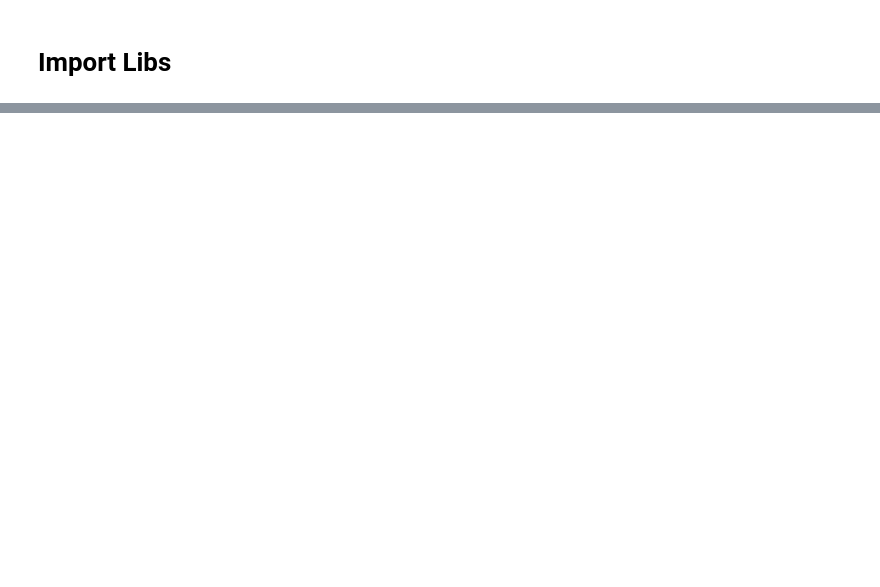
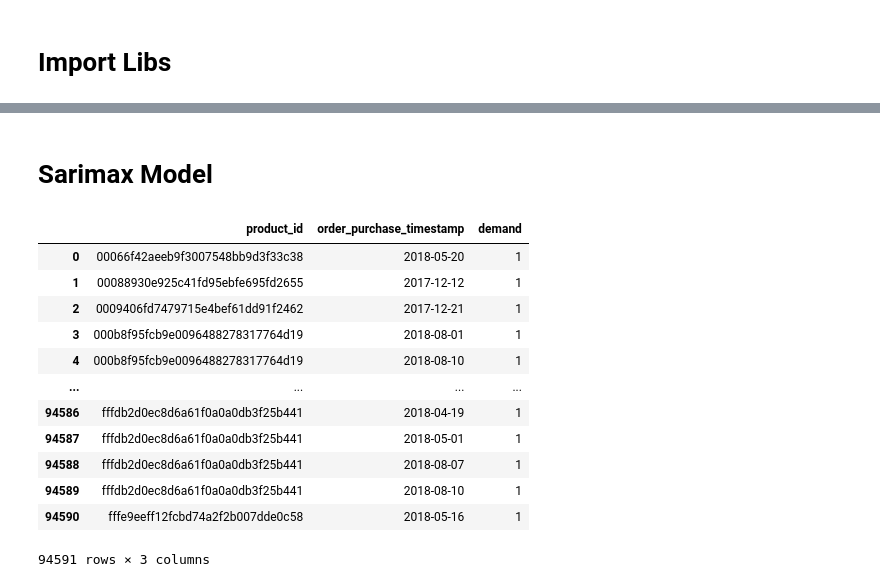
Before and after one commit to senolcemhan98/SMART-IT-Business, a Jupyter notebook: Task-1.ipynb, the cells around one changed output, grey strips where cells are left out. Cells and saved outputs as stored; diff of their text form; code cells hidden in the pictures; blank space fills up the shorter version.

```diff
--- a/Task-1.ipynb
+++ b/Task-1.ipynb
@@ -25,0 +236,37 @@ orders['order_purchase_timestamp'].min(), orders['order_purchase_timestamp'].max
+# %% [markdown]
+# Sarimax Model
+# %%
+import pandas as pd
+from prophet import Prophet
+
+# Step 1: Load data
+orders = pd.read_csv('./S_Data/orders.csv')
+order_items = pd.read_csv('./S_Data/order_items.csv')
+
+# Step 2: Merge relevant columns
+merged_df = pd.merge(orders[['order_id', 'order_purchase_timestamp']], order_items[['order_id', 'product_id']], on='order_id')
+
+# Convert purchase timestamp to datetime
+merged_df['order_purchase_timestamp'] = pd.to_datetime(merged_df['order_purchase_timestamp'])
+
+# Step 3: Aggregate data by product_id and date
+daily_demand = merged_df.groupby(['product_id', pd.Grouper(key='order_purchase_timestamp', freq='D')]).size().reset_index(name='demand')
+
+# Step 4: Train a time series model for each product_id
+product_ids = daily_demand['product_id'].unique()
+forecast_data = pd.DataFrame()
+daily_demand
+# %% [output]
+|  | product_id | order_purchase_timestamp | demand |
+| 0 | 00066f42aeeb9f3007548bb9d3f33c38 | 2018-05-20 | 1 |
+| 1 | 00088930e925c41fd95ebfe695fd2655 | 2017-12-12 | 1 |
+| 2 | 0009406fd7479715e4bef61dd91f2462 | 2017-12-21 | 1 |
+| 3 | 000b8f95fcb9e0096488278317764d19 | 2018-08-01 | 1 |
+| 4 | 000b8f95fcb9e0096488278317764d19 | 2018-08-10 | 1 |
+| ... | ... | ... | ... |
+| 94586 | fffdb2d0ec8d6a61f0a0a0db3f25b441 | 2018-04-19 | 1 |
+| 94587 | fffdb2d0ec8d6a61f0a0a0db3f25b441 | 2018-05-01 | 1 |
+| 94588 | fffdb2d0ec8d6a61f0a0a0db3f25b441 | 2018-08-07 | 1 |
+| 94589 | fffdb2d0ec8d6a61f0a0a0db3f25b441 | 2018-08-10 | 1 |
+| 94590 | fffe9eeff12fcbd74a2f2b007dde0c58 | 2018-05-16 | 1 |
+94591 rows × 3 columns
```
Also changed, not shown: parts of 19 cells of this notebook, 1 other file.
